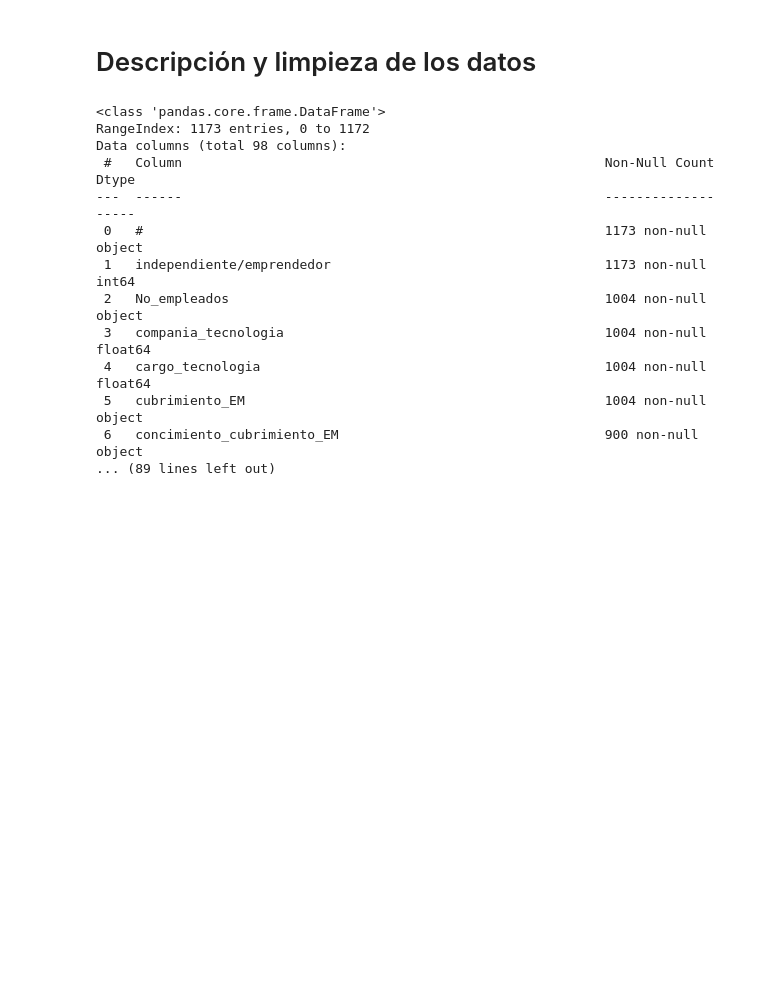
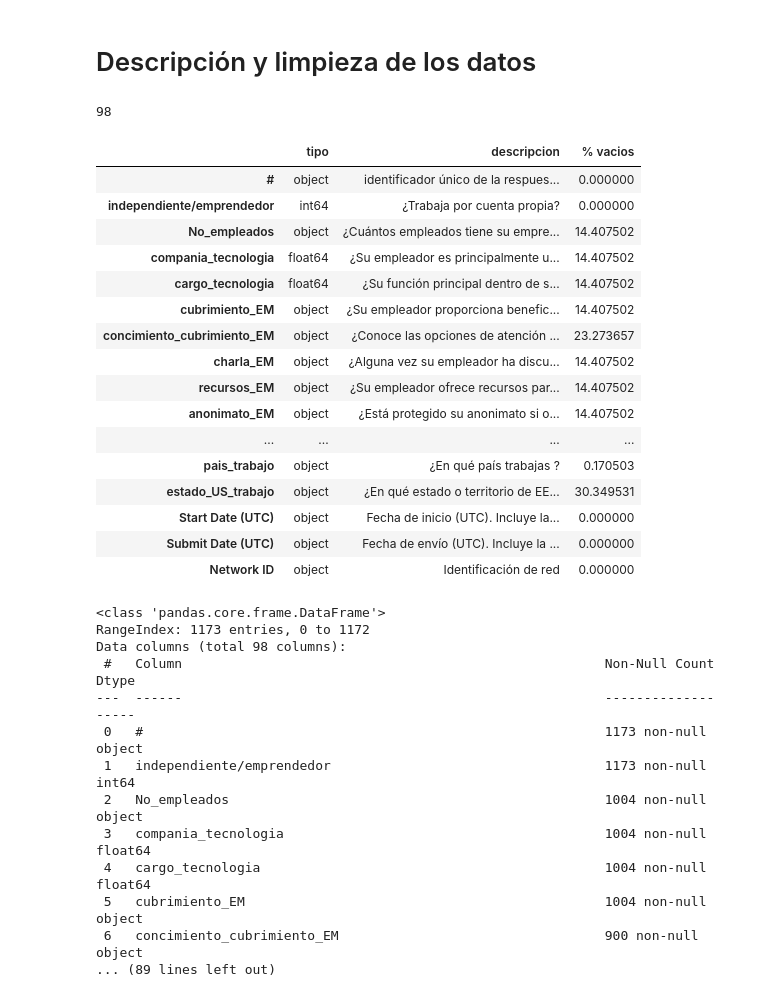
Before and after one commit to nathaliaortega/MentalHealtInTech, a Jupyter notebook: notebooks/1-mentalHealth.ipynb, the cells around one changed output. Saved outputs shown, nothing was run; the diff lists cells and outputs as text; code cells hidden in the pictures; blank space fills up the shorter version.

```diff
--- a/notebooks/1-mentalHealth.ipynb
+++ b/notebooks/1-mentalHealth.ipynb
@@ -67,5 +109,15 @@ import matplotlib.pyplot as pyplot
 # Cargar los datos
 # %%
 data_raw = pd.read_csv("../data/raw/enfermedadesMentales2017-2018-clean-columns.csv")
+# %%
+translator = Translator()
+original_questions_translate=[]
+#tomar las preguntas originales de la encuesta
+with open("../data/raw/enfermedadesMentales2017-2018.csv", 'r') as f:
+    reader = csv.DictReader(f)
+    original_questions = reader.fieldnames
+#traducir las preguntas de la encuesta
+for question in original_questions:
+    original_questions_translate.append(translator.translate(question, dest='es').text)
 # %% [markdown]
 # Descripción y limpieza de los datos
@@ -71,0 +131,10 @@ data_raw = pd.read_csv("../data/raw/enfermedadesMentales2017-2018-clean-columns.
+# %%
+print(len(original_questions_translate))
+# %% [output]
+98
+# %%
+#Contar el porcentaje de registros faltantes en las diferentes columnas
+original_questions_translate[0]='identificador único de la respuesta a la encuesta'
+original_questions_translate[96]='Fecha de envío (UTC). Incluye la hora'
+original_questions_translate[95]='Fecha de inicio (UTC). Incluye la hora'
+data_missing=pd.DataFrame({'tipo':data_raw.dtypes,'descripcion':original_questions_translate, '% vacios':((data_raw.isna().sum()/1173)*100).values})
@@ -72,3 +144,23 @@ data_raw = pd.read_csv("../data/raw/enfermedadesMentales2017-2018-clean-columns.
+# %%
+data_missing.style.background_gradient(cmap='Blues')
+# %% [output]
+|  | tipo | descripcion | % vacios |
+| # | object | identificador único de la respues... | 0.000000 |
+| independiente/emprendedor | int64 | ¿Trabaja por cuenta propia? | 0.000000 |
+| No_empleados | object | ¿Cuántos empleados tiene su empre... | 14.407502 |
+| compania_tecnologia | float64 | ¿Su empleador es principalmente u... | 14.407502 |
+| cargo_tecnologia | float64 | ¿Su función principal dentro de s... | 14.407502 |
+| cubrimiento_EM | object | ¿Su empleador proporciona benefic... | 14.407502 |
+| concimiento_cubrimiento_EM | object | ¿Conoce las opciones de atención ... | 23.273657 |
+| charla_EM | object | ¿Alguna vez su empleador ha discu... | 14.407502 |
+| recursos_EM | object | ¿Su empleador ofrece recursos par... | 14.407502 |
+| anonimato_EM | object | ¿Está protegido su anonimato si o... | 14.407502 |
+| ... | ... | ... | ... |
+| pais_trabajo | object | ¿En qué país trabajas ? | 0.170503 |
+| estado_US_trabajo | object | ¿En qué estado o territorio de EE... | 30.349531 |
+| Start Date (UTC) | object | Fecha de inicio (UTC). Incluye la... | 0.000000 |
+| Submit Date (UTC) | object | Fecha de envío (UTC). Incluye la ... | 0.000000 |
+| Network ID | object | Identificación de red | 0.000000 |
 # %%
 data_raw.info()
 # %% [output]
```
Also changed, not shown: parts of 28 cells of this notebook, 1 other file.
